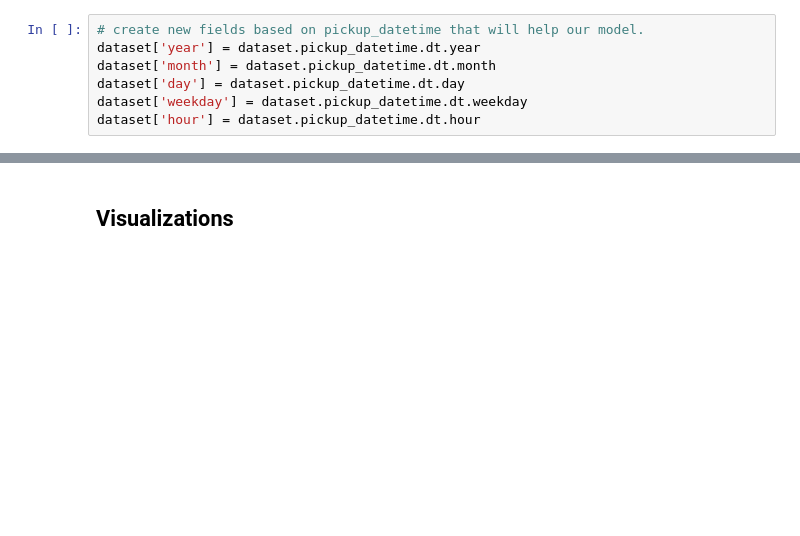
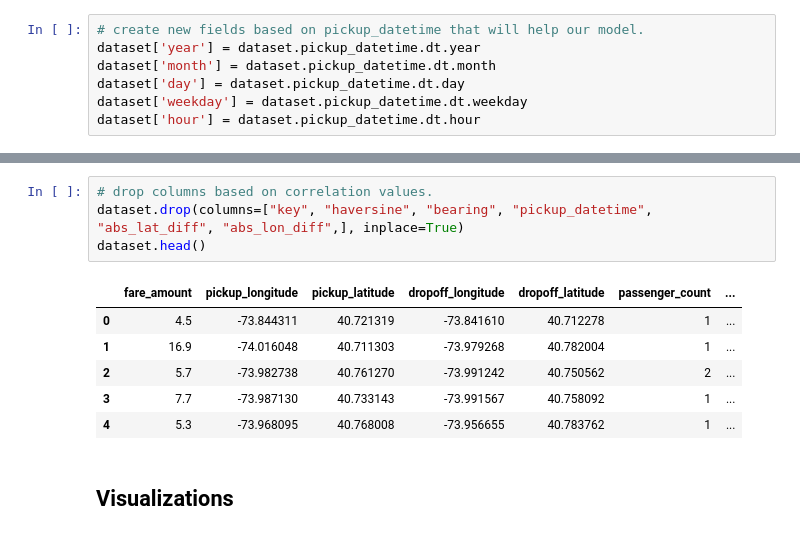
Before and after one commit to cataltasz/TaxiFarePredictionML, a Jupyter notebook: taxi_fare_prediction.ipynb, the cells around one changed output, grey strips where cells are left out. Saved outputs shown, nothing was run; the diff lists cells and outputs as text; blank space fills up the shorter version.

```diff
--- a/taxi_fare_prediction.ipynb
+++ b/taxi_fare_prediction.ipynb
@@ -109,3 +155,14 @@ dataset['hour'] = dataset.pickup_datetime.dt.hour
+# %%
+# drop columns based on correlation values.
+dataset.drop(columns=["key", "haversine", "bearing", "pickup_datetime", "abs_lat_diff", "abs_lon_diff",], inplace=True)
+dataset.head()
+# %% [output]
+|  | fare_amount | pickup_longitude | pickup_latitude | dropoff_longitude | dropoff_latitude | passenger_count | ... |
+| 0 | 4.5 | -73.844311 | 40.721319 | -73.841610 | 40.712278 | 1 | ... |
+| 1 | 16.9 | -74.016048 | 40.711303 | -73.979268 | 40.782004 | 1 | ... |
+| 2 | 5.7 | -73.982738 | 40.761270 | -73.991242 | 40.750562 | 2 | ... |
+| 3 | 7.7 | -73.987130 | 40.733143 | -73.991567 | 40.758092 | 1 | ... |
+| 4 | 5.3 | -73.968095 | 40.768008 | -73.956655 | 40.783762 | 1 | ... |
 # %% [markdown]
 ## Visualizations
 # %% [markdown]
```
Also changed, not shown: parts of 24 cells of this notebook.
